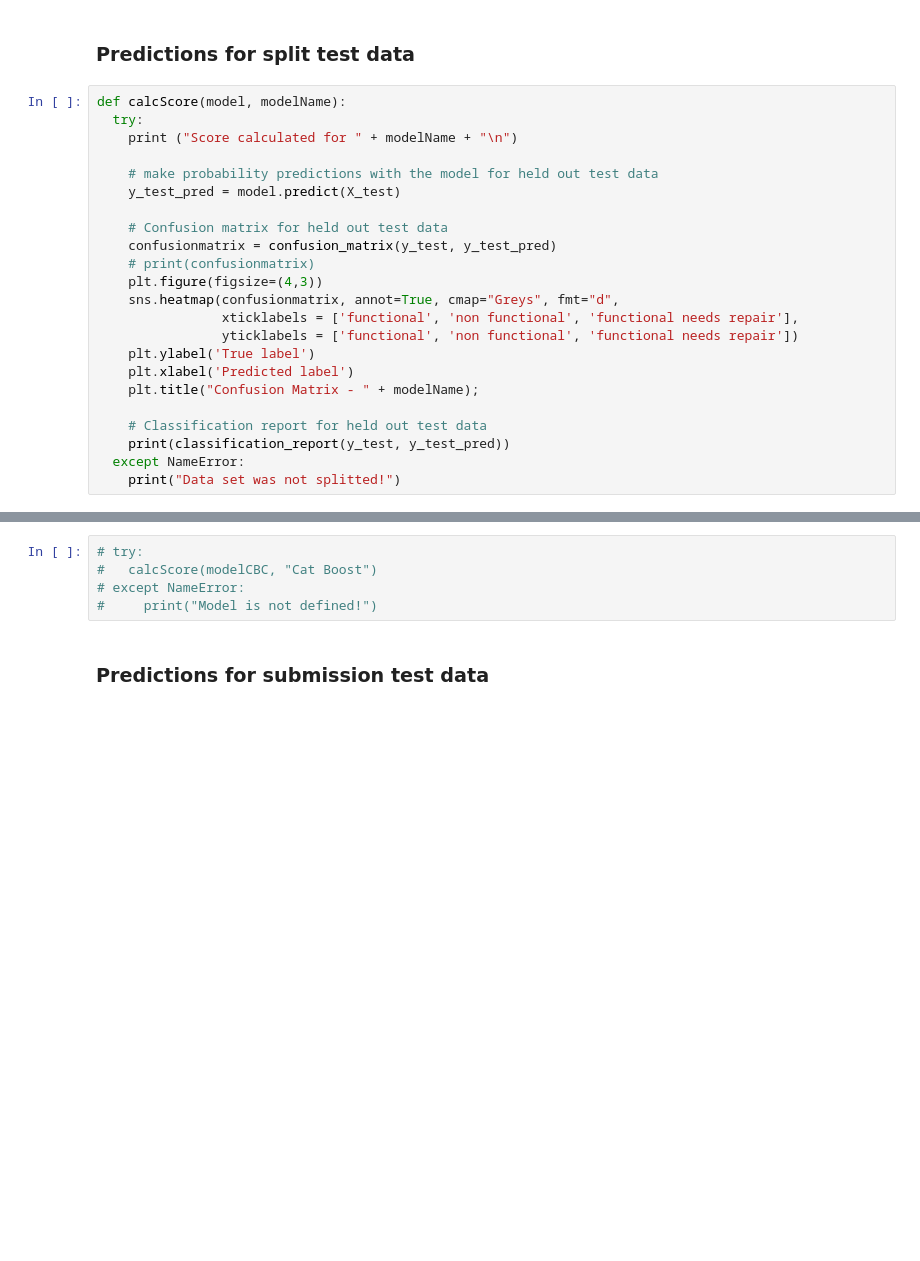
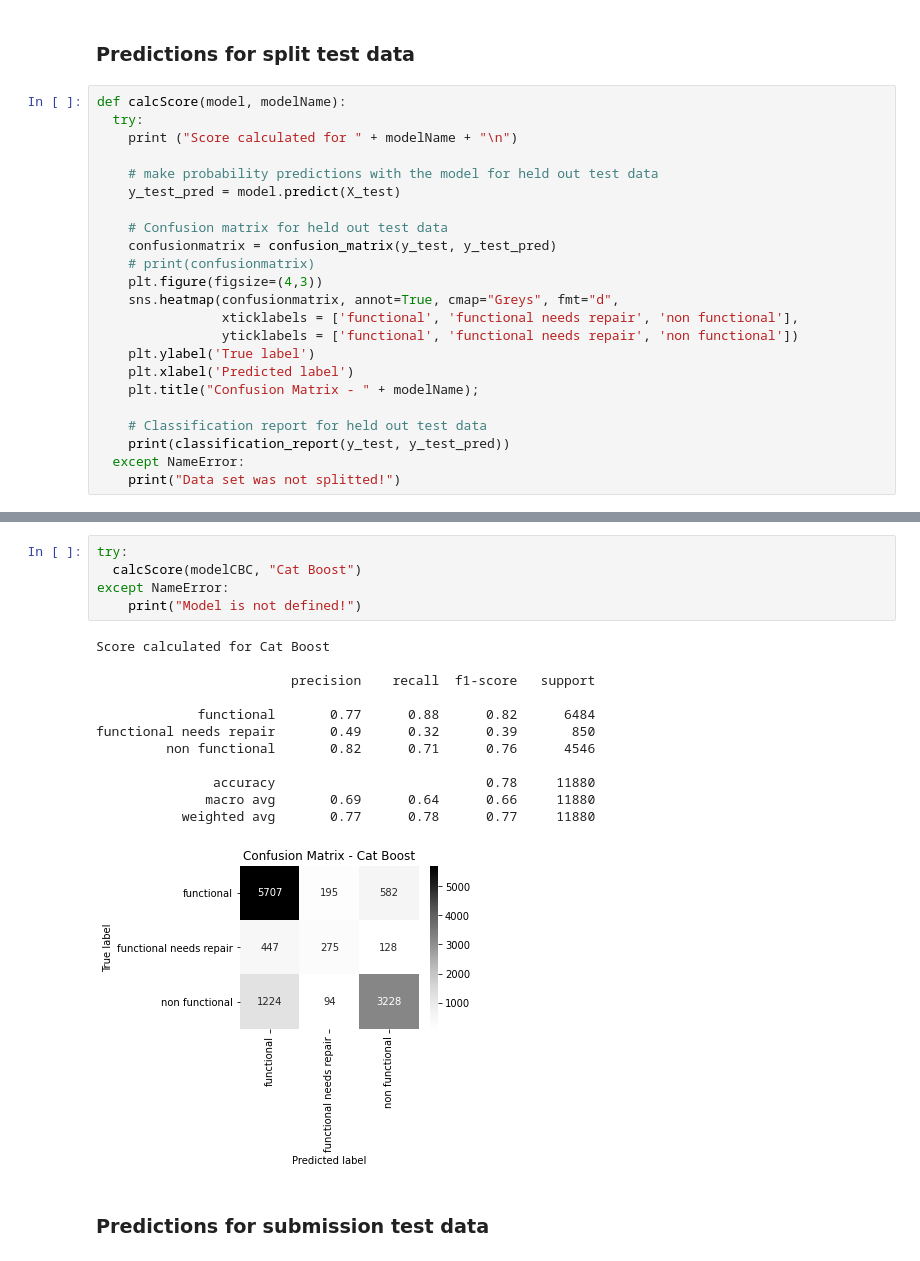
Before and after one commit to thuvarahan97/Pump-it-Up---Driven-Data, a Jupyter notebook: PumpItUp.ipynb, the cells around one changed output, grey strips where cells are left out. Saved outputs shown, nothing was run; the diff lists cells and outputs as text; blank space fills up the shorter version.

```diff
--- a/PumpItUp.ipynb
+++ b/PumpItUp.ipynb
@@ -774,8 +789,8 @@ def calcScore(model, modelName):
     # print(confusionmatrix)
     plt.figure(figsize=(4,3))
     sns.heatmap(confusionmatrix, annot=True, cmap="Greys", fmt="d",
-                xticklabels = ['functional', 'non functional', 'functional needs repair'],
-                yticklabels = ['functional', 'non functional', 'functional needs repair'])
+                xticklabels = ['functional', 'functional needs repair', 'non functional'],
+                yticklabels = ['functional', 'functional needs repair', 'non functional'])
     plt.ylabel('True label')
     plt.xlabel('Predicted label')
     plt.title("Confusion Matrix - " + modelName);
@@ -831,8 +856,21 @@ ValueError: ignored
 # %%
-# try:
-#   calcScore(modelCBC, "Cat Boost")
-# except NameError:
-#     print("Model is not defined!")
+try:
+  calcScore(modelCBC, "Cat Boost")
+except NameError:
+    print("Model is not defined!")
+# %% [output]
+Score calculated for Cat Boost
+
+                         precision    recall  f1-score   support
+
+             functional       0.77      0.88      0.82      6484
+functional needs repair       0.49      0.32      0.39       850
+         non functional       0.82      0.71      0.76      4546
+
+               accuracy                           0.78     11880
+              macro avg       0.69      0.64      0.66     11880
+           weighted avg       0.77      0.78      0.77     11880
+[figure, added]
 # %% [markdown]
 ### **Predictions for submission test data**
 # %%
```
Also changed, not shown: parts of 22 cells of this notebook.
